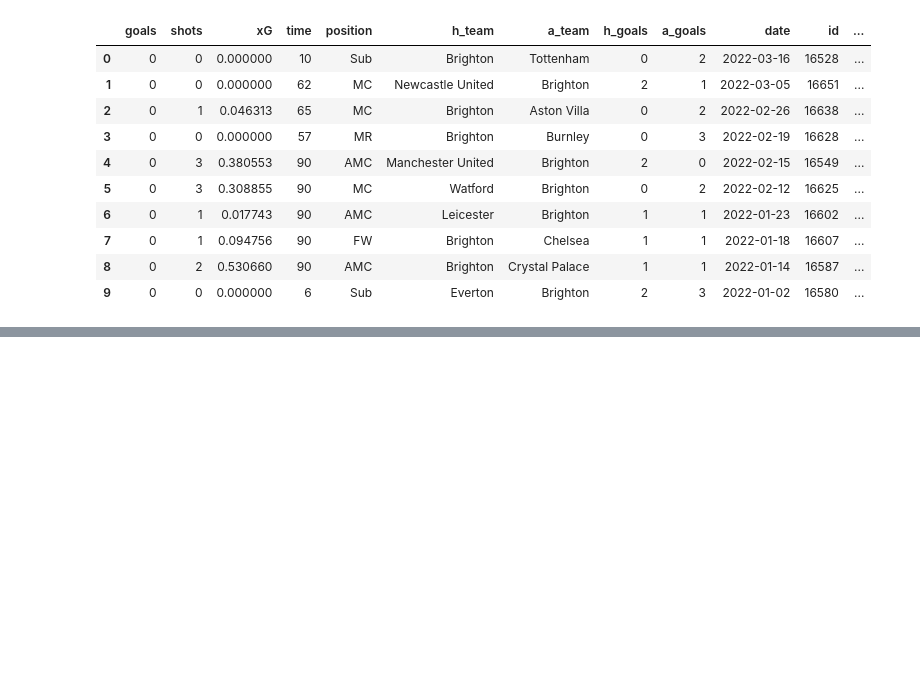
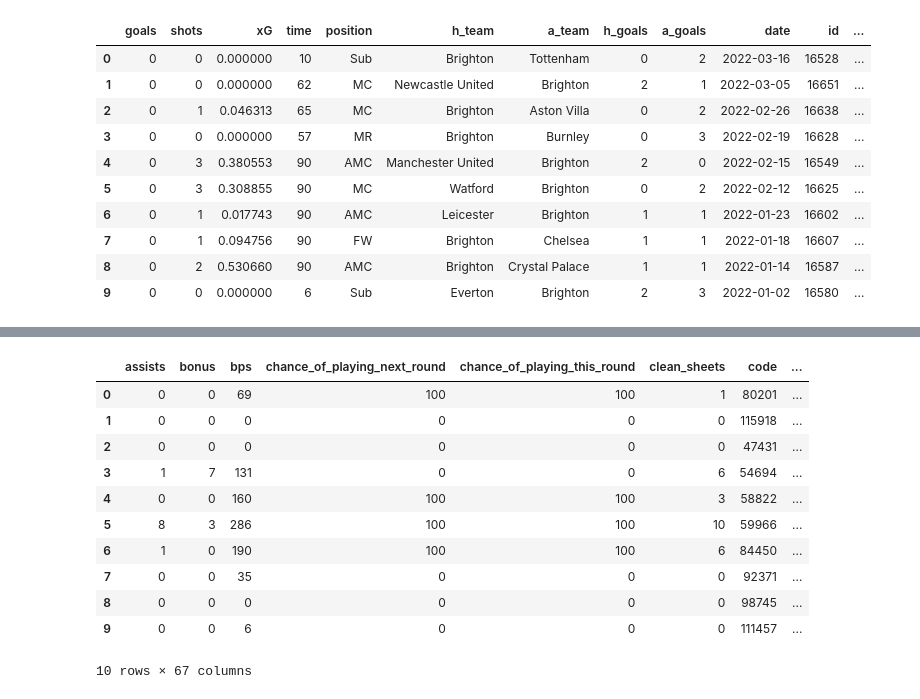
Before and after one commit to gracjans/FPL-AI-Manager_SwanseAI, a Jupyter notebook: EDA.ipynb, the cells around one changed output, grey strips where cells are left out. Drawn from its saved outputs; the diff is of its cells as text; code cells hidden in the pictures; blank space fills up the shorter version.

```diff
--- a/EDA.ipynb
+++ b/EDA.ipynb
@@ -158,0 +204,15 @@ moder_understat.head(10)
+# %%
+raw_players.head(10)
+# %% [output]
+|  | assists | bonus | bps | chance_of_playing_next_round | chance_of_playing_this_round | clean_sheets | code | ... |
+| 0 | 0 | 0 | 69 | 100 | 100 | 1 | 80201 | ... |
+| 1 | 0 | 0 | 0 | 0 | 0 | 0 | 115918 | ... |
+| 2 | 0 | 0 | 0 | 0 | 0 | 0 | 47431 | ... |
+| 3 | 1 | 7 | 131 | 0 | 0 | 6 | 54694 | ... |
+| 4 | 0 | 0 | 160 | 100 | 100 | 3 | 58822 | ... |
+| 5 | 8 | 3 | 286 | 100 | 100 | 10 | 59966 | ... |
+| 6 | 1 | 0 | 190 | 100 | 100 | 6 | 84450 | ... |
+| 7 | 0 | 0 | 35 | 0 | 0 | 0 | 92371 | ... |
+| 8 | 0 | 0 | 0 | 0 | 0 | 0 | 98745 | ... |
+| 9 | 0 | 0 | 6 | 0 | 0 | 0 | 111457 | ... |
+10 rows × 67 columns
```
Also changed, not shown: parts of 24 cells of this notebook.
